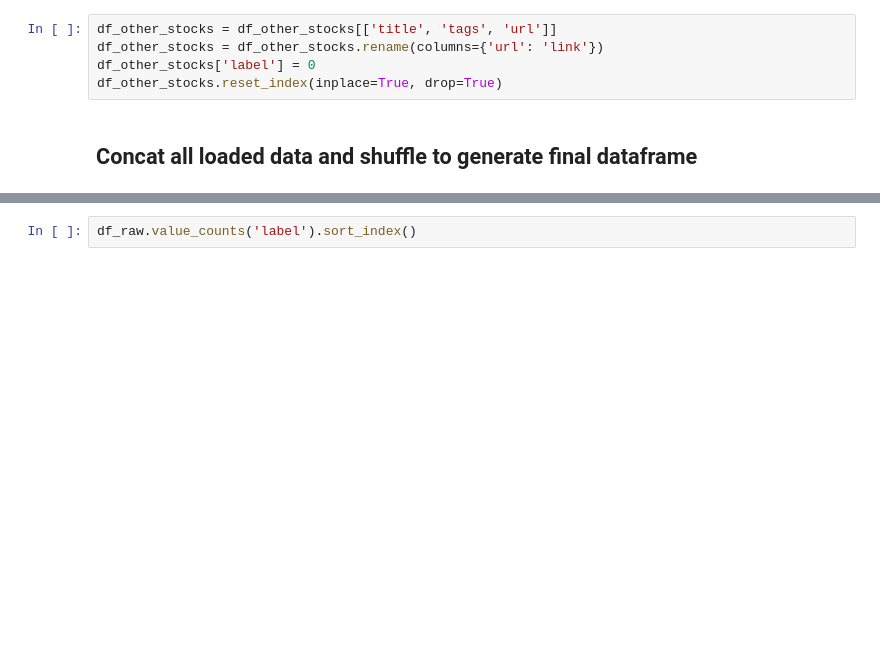
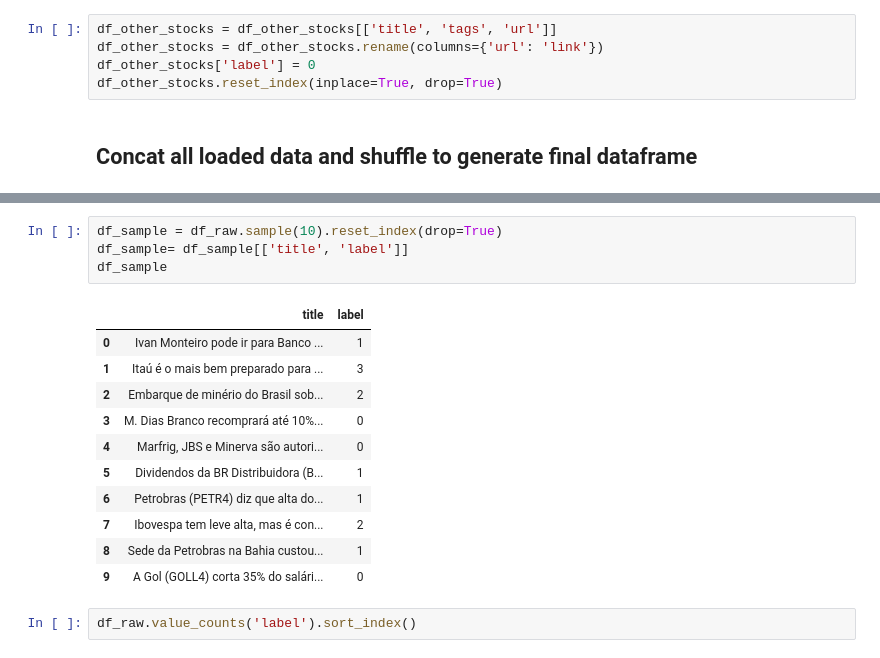
Before and after one commit to guico3lho/TCC_tags, a Jupyter notebook: pipeline/prepare_data.ipynb, the cells around one changed output, grey strips where cells are left out. Drawn from its saved outputs; the diff is of its cells as text; blank space fills up the shorter version.

```diff
--- a/pipeline/prepare_data.ipynb
+++ b/pipeline/prepare_data.ipynb
@@ -373,4 +373,20 @@ df_raw
 18012 rows × 4 columns
+# %%
+df_sample = df_raw.sample(10).reset_index(drop=True)
+df_sample= df_sample[['title', 'label']]
+df_sample
+# %% [output]
+|  | title | label |
+| 0 | Ivan Monteiro pode ir para Banco ... | 1 |
+| 1 | Itaú é o mais bem preparado para ... | 3 |
+| 2 | Embarque de minério do Brasil sob... | 2 |
+| 3 | M. Dias Branco recomprará até 10%... | 0 |
+| 4 | Marfrig, JBS e Minerva são autori... | 0 |
+| 5 | Dividendos da BR Distribuidora (B... | 1 |
+| 6 | Petrobras (PETR4) diz que alta do... | 1 |
+| 7 | Ibovespa tem leve alta, mas é con... | 2 |
+| 8 | Sede da Petrobras na Bahia custou... | 1 |
+| 9 | A Gol (GOLL4) corta 35% do salári... | 0 |
 # %%
 df_raw.value_counts('label').sort_index()
 # %% [output]
```
Also changed, not shown: parts of 3 cells of this notebook, 1 other file.
